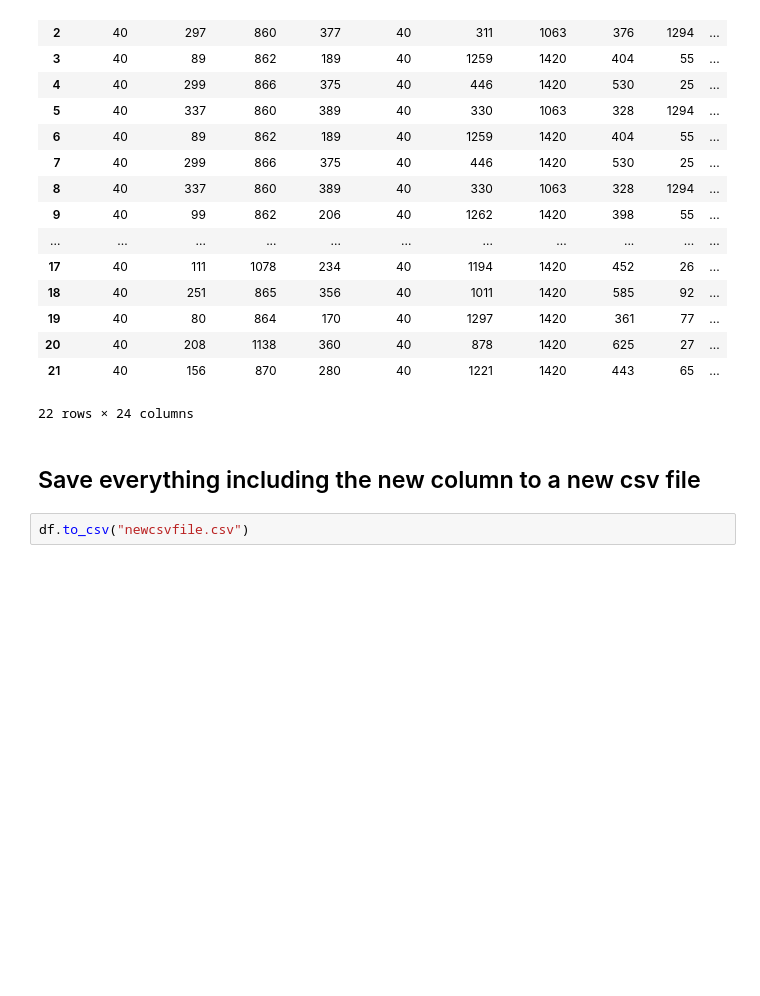
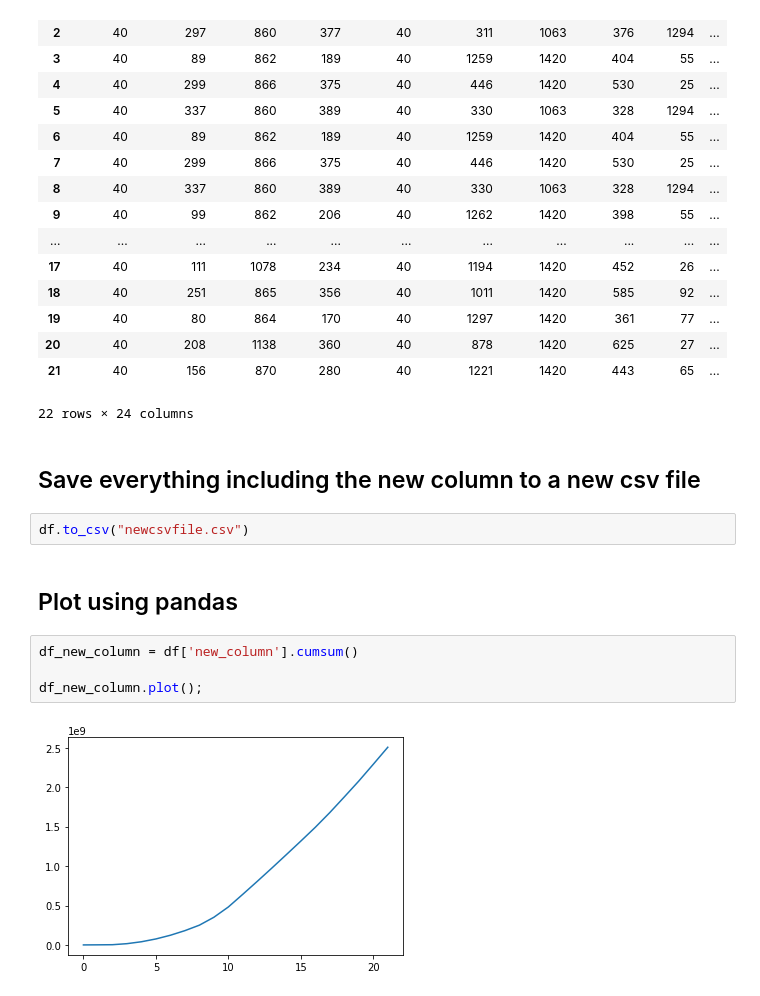
Before and after one commit to amiruzzaman/datascience, a Jupyter notebook: loading_csv_pandas.ipynb, the cells around one changed output. Cells and saved outputs as stored; diff of their text form; blank space fills up the shorter version.

Commit message:
Added some plots

```diff
--- a/loading_csv_pandas.ipynb
+++ b/loading_csv_pandas.ipynb
@@ -318,3 +318,11 @@ df
 ## Save everything including the new column to a new csv file
 # %%
 df.to_csv("newcsvfile.csv")
+# %% [markdown]
+## Plot using pandas
+# %%
+df_new_column = df['new_column'].cumsum()
+
+df_new_column.plot();
+# %% [output]
+[figure, added]
```
Also changed, not shown: parts of 8 cells of this notebook.
